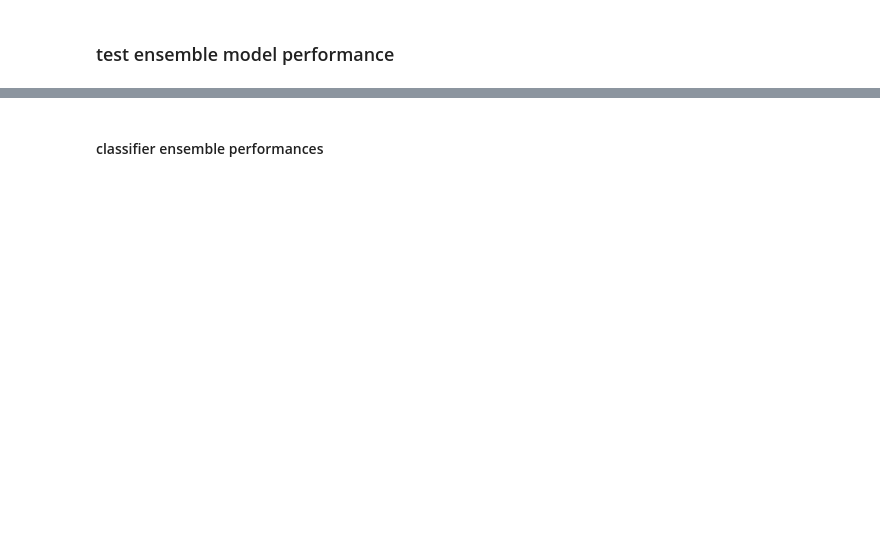
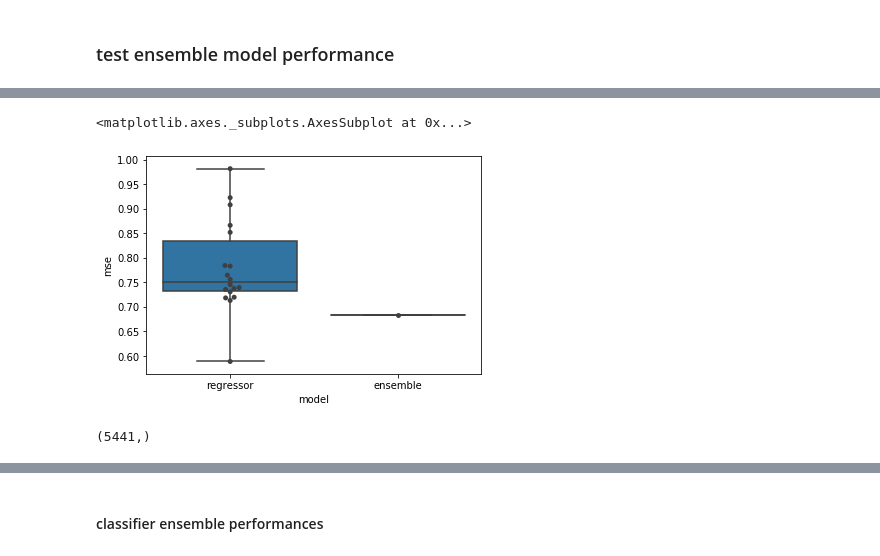
Before and after one commit to gv20-therapeutics/antibody-in-pytorch, a Jupyter notebook: AIPT/Models/Liu2019/Replicate Liu2019.ipynb, the cells around one changed output, grey strips where cells are left out. Saved outputs shown, nothing was run; the diff lists cells and outputs as text; code cells hidden in the pictures; blank space fills up the shorter version.

```diff
--- a/AIPT/Models/Liu2019/Replicate Liu2019.ipynb
+++ b/AIPT/Models/Liu2019/Replicate Liu2019.ipynb
@@ -354,0 +514,10 @@ performance_df.to_csv('ensemble_performance_check.csv', index = None)
+# %%
+sns.boxplot(x="model", y="mse", data=performance_df)
+sns.swarmplot(x="model", y="mse", data=performance_df, color=".25")
+# %% [output]
+<matplotlib.axes._subplots.AxesSubplot at 0x...>
+[figure, added]
+# %%
+y_pred.shape
+# %% [output]
+(5441,)
```
Also changed, not shown: parts of 31 cells of this notebook, 2 other files.
